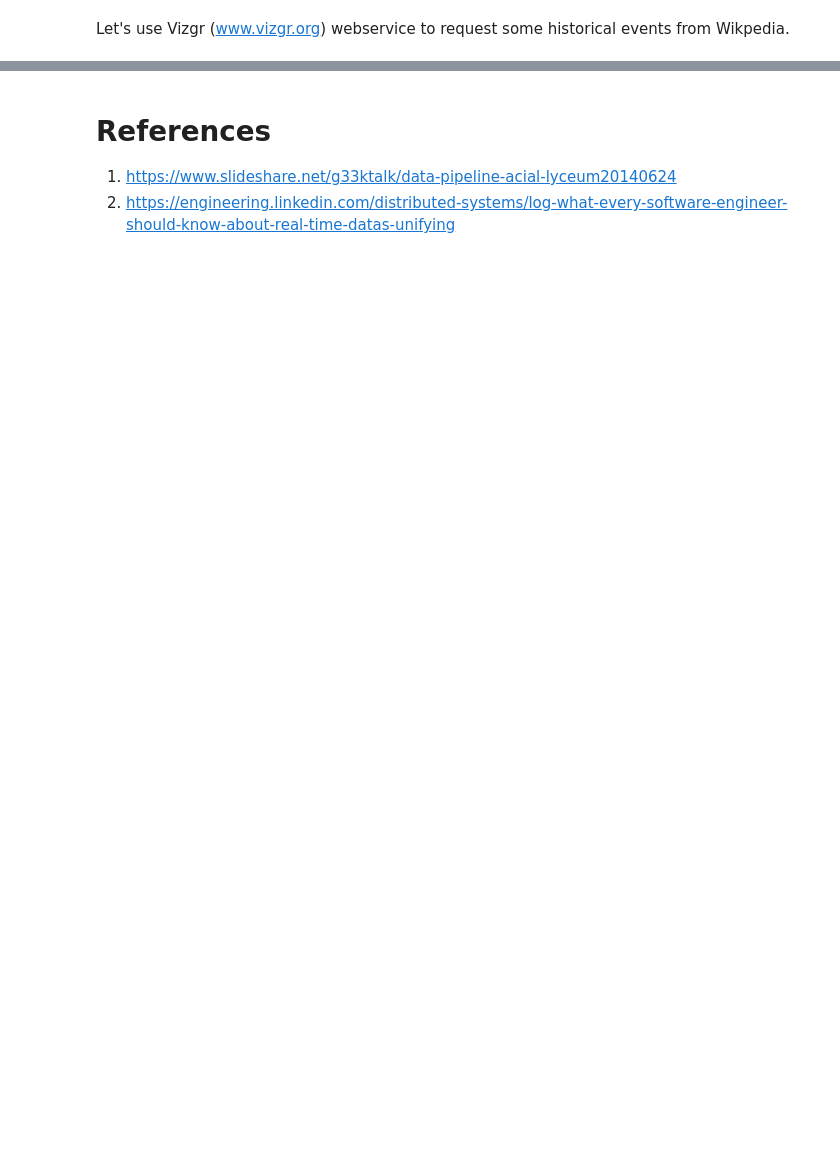
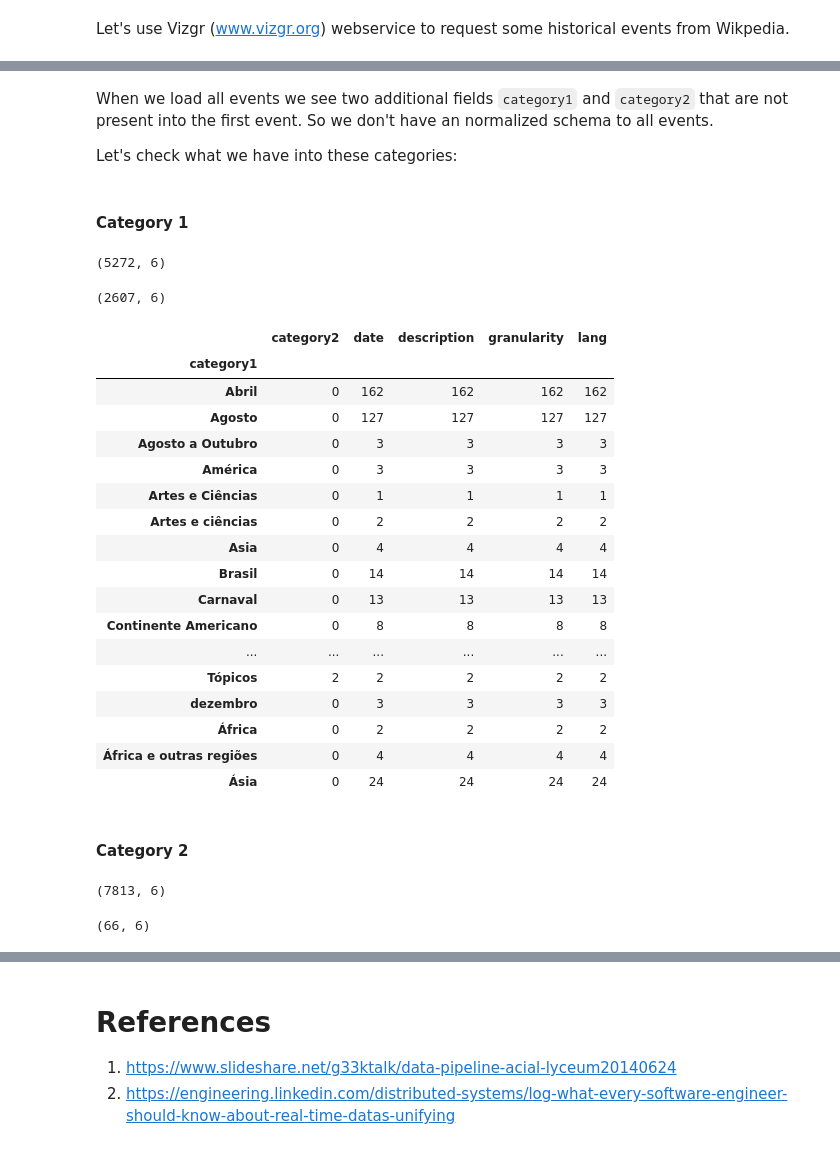
Before and after one commit to wespatrocinio/data-pipeline-study, a Jupyter notebook: notebooks/fundamentals_of_data_pipeline.ipynb, the cells around one changed output, grey strips where cells are left out. Saved outputs shown, nothing was run; the diff lists cells and outputs as text; code cells hidden in the pictures; blank space fills up the shorter version.

```diff
--- a/notebooks/fundamentals_of_data_pipeline.ipynb
+++ b/notebooks/fundamentals_of_data_pipeline.ipynb
@@ -97,0 +128,2 @@ instance
+# %%
+for res in result_splitted[:3]: print res
@@ -97,0 +148,2 @@ instance
+# %%
+result_splitted = result[:-2].split(", \"event\": ")
@@ -97,0 +152,2 @@ instance
+# %%
+events = [json.loads(res) for res in result_splitted[1:]]
@@ -97,0 +207,2 @@ instance
+# %%
+df = pd.DataFrame.from_dict(events)
@@ -97,0 +223,45 @@ instance
+# %% [markdown]
+When we load all events we see two additional fields `category1` and `category2` that are not present into the first event. So we don't have an normalized schema to all events.
+
+Let's check what we have into these categories:
+# %% [markdown]
+#### Category 1
+# %%
+df[df.category1.isnull()].shape
+# %% [output]
+(5272, 6)
+# %%
+df[df.category1.notnull()].shape
+# %% [output]
+(2607, 6)
+# %%
+df.groupby(['category1']).count()
+# %% [output]
+|  | category2 | date | description | granularity | lang |
+| category1 |  |  |  |  |  |
+| Abril | 0 | 162 | 162 | 162 | 162 |
+| Agosto | 0 | 127 | 127 | 127 | 127 |
+| Agosto a Outubro | 0 | 3 | 3 | 3 | 3 |
+| América | 0 | 3 | 3 | 3 | 3 |
+| Artes e Ciências | 0 | 1 | 1 | 1 | 1 |
+| Artes e ciências | 0 | 2 | 2 | 2 | 2 |
+| Asia | 0 | 4 | 4 | 4 | 4 |
+| Brasil | 0 | 14 | 14 | 14 | 14 |
+| Carnaval | 0 | 13 | 13 | 13 | 13 |
+| Continente Americano | 0 | 8 | 8 | 8 | 8 |
+| ... | ... | ... | ... | ... | ... |
+| Tópicos | 2 | 2 | 2 | 2 | 2 |
+| dezembro | 0 | 3 | 3 | 3 | 3 |
+| África | 0 | 2 | 2 | 2 | 2 |
+| África e outras regiões | 0 | 4 | 4 | 4 | 4 |
+| Ásia | 0 | 24 | 24 | 24 | 24 |
+# %% [markdown]
+#### Category 2
+# %%
+df[df.category2.isnull()].shape
+# %% [output]
+(7813, 6)
+# %%
+df[df.category2.notnull()].shape
+# %% [output]
+(66, 6)
```
Also changed, not shown: parts of 29 cells of this notebook, 1 other file.
